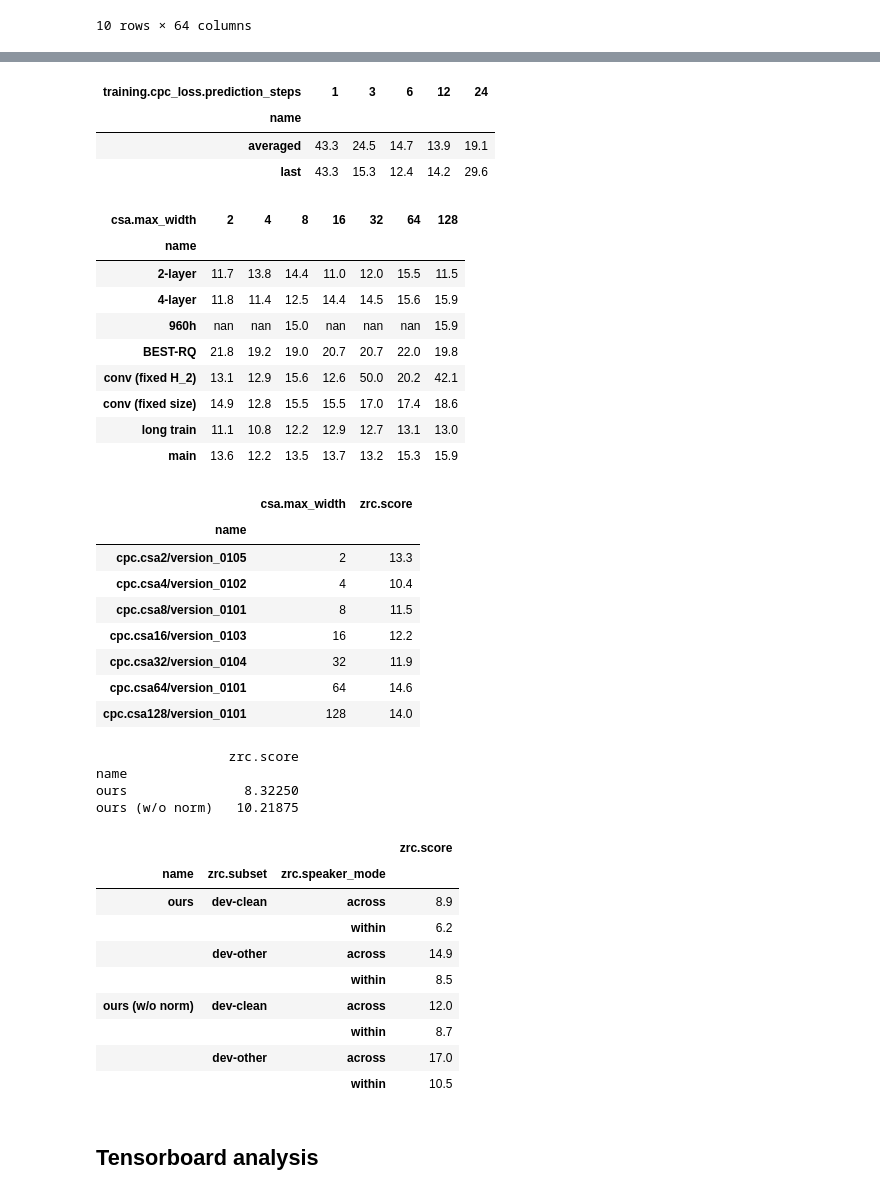
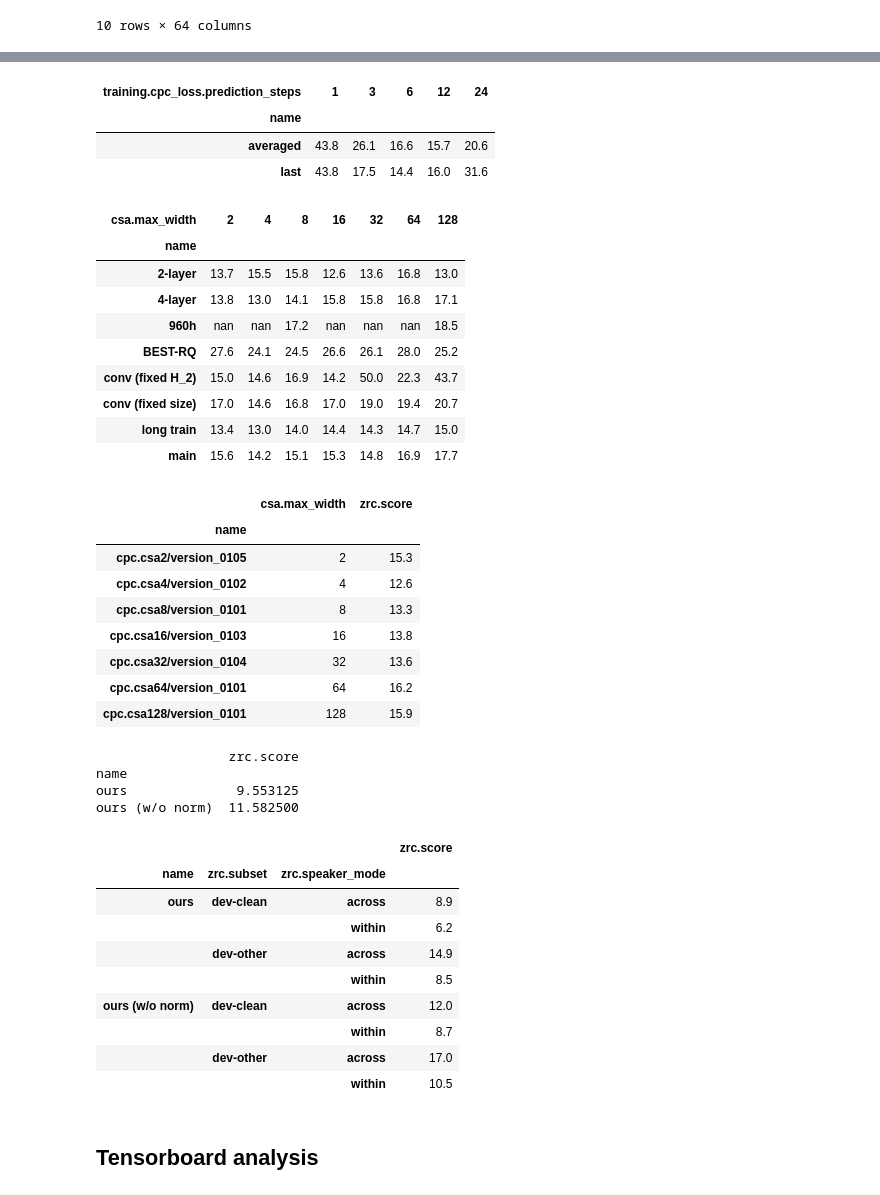
Before and after one commit to sdrobert/scpc, a Jupyter notebook: scripts/analyze.ipynb, the cells around one changed output, grey strips where cells are left out. Saved outputs shown, nothing was run; the diff lists cells and outputs as text; code cells hidden in the pictures.

Commit message:
Add across-speaker to analysis

```diff
--- a/scripts/analyze.ipynb
+++ b/scripts/analyze.ipynb
@@ -301,7 +314,6 @@ df = filter_data_equal(dfz, {
     "zrc.granularity": "phoneme",
     "csa.dim_feedforward": 1024,
     "csa.num_layers": 1,
-    "zrc.speaker_mode": "within",
     "training.max_epochs": 200,
     "train_part": "100",
 })
@@ -316,7 +328,7 @@ df_1 = filter_data_in(
 check_data(
     df_1,
     "csa.max_width", "zrc.subset", "zrc.score",
-    "zrc.context_mode",
+    "zrc.context_mode", "zrc.speaker_mode",
     "training.cpc_loss.prediction_steps"
 )
 df_1.loc[:, 'name'] = 'averaged'
@@ -334,7 +346,7 @@ df_2 = df_2.loc[idx]
 check_data(
     df_2,
     "csa.max_width", "zrc.subset", "zrc.score",
-    "zrc.context_mode",
+    "zrc.context_mode", "zrc.speaker_mode",
     "training.cpc_loss.prediction_steps",
     "training.cpc_loss.gutted_steps",
 )
@@ -348,48 +360,48 @@ df = pd.pivot_table(df, values='zrc.score', columns='training.cpc_loss.predictio
 # %% [output]
 | training.cpc_loss.prediction_steps | 1 | 3 | 6 | 12 | 24 |
 | name |  |  |  |  |  |
-| averaged | 43.3 | 24.5 | 14.7 | 13.9 | 19.1 |
-| last | 43.3 | 15.3 | 12.4 | 14.2 | 29.6 |
+| averaged | 43.8 | 26.1 | 16.6 | 15.7 | 20.6 |
+| last | 43.8 | 17.5 | 14.4 | 16.0 | 31.6 |
 # %%
 # various means for stats table
 # (main can be derived from the above figure)
 
 row2names = {
     "main":  set(f'cpc.csa{w}/version_{v:04d}' for w in WIDTHS for v in range(101, 106)),
     "long train": set(f'cpc.csa{w}/version_0012' for w in WIDTHS),
     "960h": set(f'cpc.csa{w}/version_0003' for w in WIDTHS),
     "2-layer": set(f'cpc.csa{w}/version_1001' for w in WIDTHS),
     "4-layer": set(f'cpc.csa{w}/version_1101' for w in WIDTHS),
     "conv (fixed size)": set(f"cpc.cconv{w}/version_0101" for w in WIDTHS),
     "conv (fixed H_2)": set(f"cpc.cconv{w}/version_0201" for w in WIDTHS),
     "BEST-RQ": set(f"bestrq.csa{w}/version_0101" for w in WIDTHS),
 }
 name2row = dict()
 for row, names in row2names.items():
     name2row.update((name, row) for name in names)
 
-df = filter_data_equal(dfz, {"zrc.speaker_mode": "within", "zrc.granularity": "phoneme"})
+df = filter_data_equal(dfz, {"zrc.granularity": "phoneme"})
 df = filter_data_in(df, {'name': set(name2row)}).copy()
 
 df['csa.max_width'] = df['csa.max_width'].where(~df['csa.max_width'].isna(), df['cconv.kernel_size']).astype('int')
 
 df['name'] = df['name'].cat.remove_unused_categories().apply(lambda x: name2row[x])
 
 
 df = pd.pivot_table(df, values='zrc.score', columns='csa.max_width', index='name')
 
 (df * 100).style.format(precision=1)
 # %% [output]
 | csa.max_width | 2 | 4 | 8 | 16 | 32 | 64 | 128 |
 | name |  |  |  |  |  |  |  |
-| 2-layer | 11.7 | 13.8 | 14.4 | 11.0 | 12.0 | 15.5 | 11.5 |
-| 4-layer | 11.8 | 11.4 | 12.5 | 14.4 | 14.5 | 15.6 | 15.9 |
-| 960h | nan | nan | 15.0 | nan | nan | nan | 15.9 |
-| BEST-RQ | 21.8 | 19.2 | 19.0 | 20.7 | 20.7 | 22.0 | 19.8 |
-| conv (fixed H_2) | 13.1 | 12.9 | 15.6 | 12.6 | 50.0 | 20.2 | 42.1 |
-| conv (fixed size) | 14.9 | 12.8 | 15.5 | 15.5 | 17.0 | 17.4 | 18.6 |
-| long train | 11.1 | 10.8 | 12.2 | 12.9 | 12.7 | 13.1 | 13.0 |
-| main | 13.6 | 12.2 | 13.5 | 13.7 | 13.2 | 15.3 | 15.9 |
+| 2-layer | 13.7 | 15.5 | 15.8 | 12.6 | 13.6 | 16.8 | 13.0 |
+| 4-layer | 13.8 | 13.0 | 14.1 | 15.8 | 15.8 | 16.8 | 17.1 |
+| 960h | nan | nan | 17.2 | nan | nan | nan | 18.5 |
+| BEST-RQ | 27.6 | 24.1 | 24.5 | 26.6 | 26.1 | 28.0 | 25.2 |
+| conv (fixed H_2) | 15.0 | 14.6 | 16.9 | 14.2 | 50.0 | 22.3 | 43.7 |
+| conv (fixed size) | 17.0 | 14.6 | 16.8 | 17.0 | 19.0 | 19.4 | 20.7 |
+| long train | 13.4 | 13.0 | 14.0 | 14.4 | 14.3 | 14.7 | 15.0 |
+| main | 15.6 | 14.2 | 15.1 | 15.3 | 14.8 | 16.9 | 17.7 |
 # %%
 # the mean abx error rates for the models we trained downstream ASR systems for
 # (also the the mininum ABX of the repeat trials over context widths)
@@ -407,7 +419,6 @@ df = filter_data_equal(dfz, {
     "training.max_epochs": 200,
     "csa.dim_feedforward": 1024,
     "csa.num_layers": 1,
-    "zrc.speaker_mode": "within",
     "train_part": "100",
 })
 df = filter_data_in(
@@ -415,7 +426,7 @@ df = filter_data_in(
 )
 check_data(
     df,
-    "csa.max_width", "zrc.subset", "zrc.score", "zrc.context_mode"
+    "csa.max_width", "zrc.subset", "zrc.score", "zrc.context_mode", "zrc.speaker_mode",
 )
 
 df = df[['name', 'csa.max_width', 'zrc.score']].groupby(['name']).mean().dropna()
@@ -432,13 +443,13 @@ min_df_100.style.format(precision=1)
 # %% [output]
 |  | csa.max_width | zrc.score |
 | name |  |  |
-| cpc.csa2/version_0105 | 2 | 13.3 |
-| cpc.csa4/version_0102 | 4 | 10.4 |
-| cpc.csa8/version_0101 | 8 | 11.5 |
-| cpc.csa16/version_0103 | 16 | 12.2 |
-| cpc.csa32/version_0104 | 32 | 11.9 |
-| cpc.csa64/version_0101 | 64 | 14.6 |
-| cpc.csa128/version_0101 | 128 | 14.0 |
+| cpc.csa2/version_0105 | 2 | 15.3 |
+| cpc.csa4/version_0102 | 4 | 12.6 |
+| cpc.csa8/version_0101 | 8 | 13.3 |
+| cpc.csa16/version_0103 | 16 | 13.8 |
+| cpc.csa32/version_0104 | 32 | 13.6 |
+| cpc.csa64/version_0101 | 64 | 16.2 |
+| cpc.csa128/version_0101 | 128 | 15.9 |
 # %%
 # our implementations of CPC-Small
 name2row = {
@@ -451,10 +462,11 @@ df = filter_data_equal(df, {'zrc.pca_style': 'full'})
 df['name'] = df['name'].cat.remove_unused_categories().apply(lambda x: name2row[x])
 df['zrc.score'] *= 100
 
-# mean phoneme rates within-speaker
-df_ = filter_data_equal(df, {'zrc.granularity': 'phoneme', 'zrc.speaker_mode': 'within'})
+# mean phoneme rates
+df_ = filter_data_equal(df, {'zrc.granularity': 'phoneme'})
 print(df_[['name', 'zrc.score']].groupby(['name']).mean())
 
+# rates comparable to zs 2021
 df_ = filter_data_equal(df, {'zrc.granularity': 'triphone'})
 df_ = filter_data_in(df_, {'zrc.subset': ('dev-clean', 'dev-other')})
 df_ = df_[['name', 'zrc.subset', 'zrc.speaker_mode', 'zrc.score']].groupby(['name', 'zrc.subset', 'zrc.speaker_mode']).mean().dropna()
@@ -462,8 +474,8 @@ df_.style.format(precision=1)
 # %% [output]
                  zrc.score
 name
-ours               8.32250
-ours (w/o norm)   10.21875
+ours              9.553125
+ours (w/o norm)  11.582500
 |  |  |  | zrc.score |
 | name | zrc.subset | zrc.speaker_mode |  |
 | ours | dev-clean | across | 8.9 |
```
Also changed, not shown: parts of 13 cells of this notebook, 6 other files.
